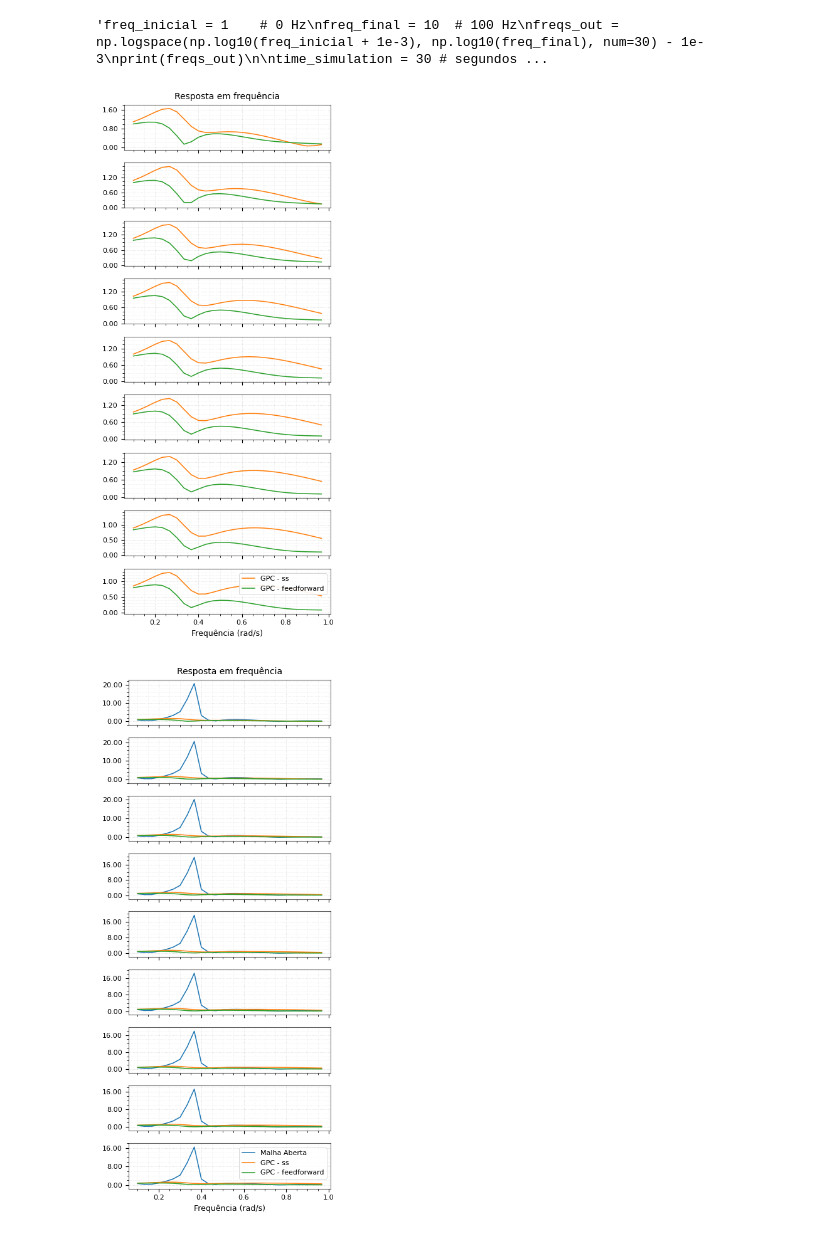
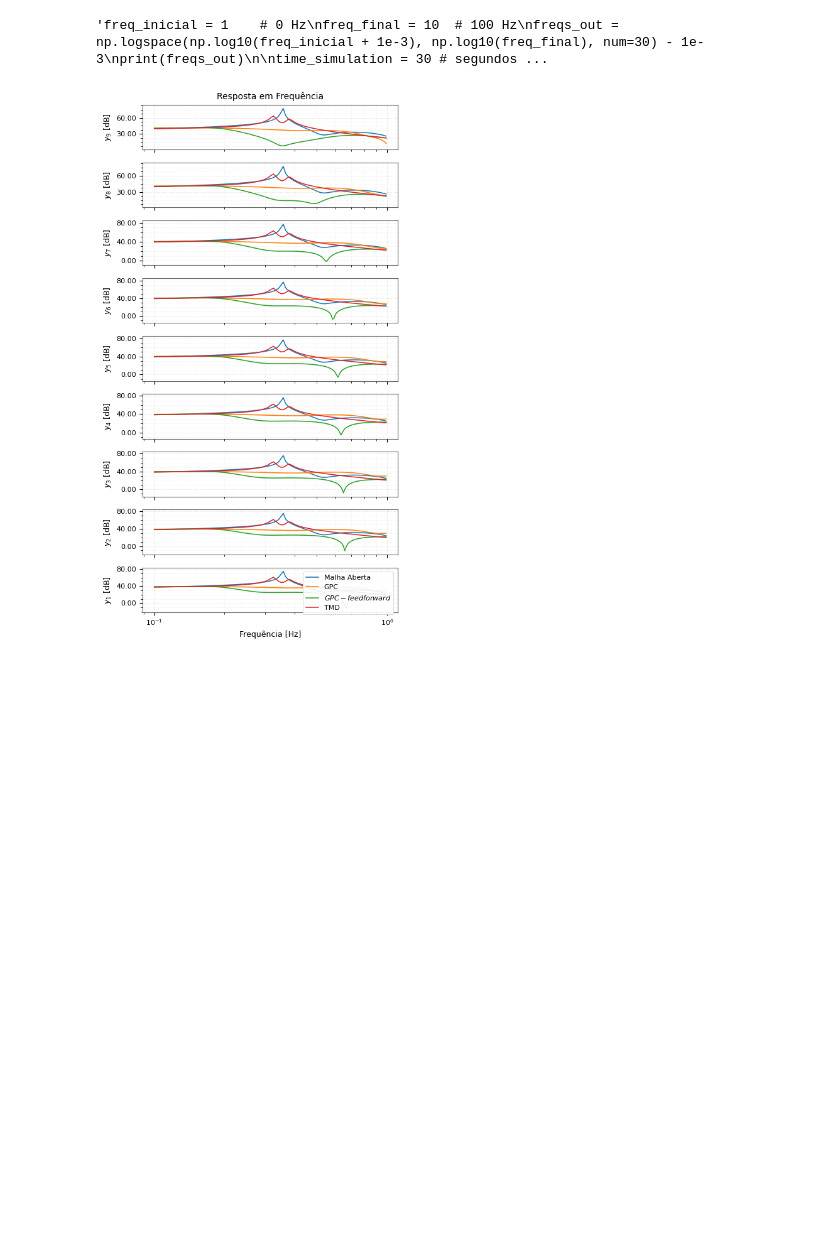
Before and after one commit to AlisonTristao/renovaveis, a Jupyter notebook: model.ipynb, the cells around one changed output. Saved outputs shown, nothing was run; the diff lists cells and outputs as text; code cells hidden in the pictures; blank space fills up the shorter version.

```diff
--- a/model.ipynb
+++ b/model.ipynb
@@ -285,7 +290,7 @@ def plot_bode_1_column(freqs, y_matriz, x_label="Frequência (rad/s)",
         "figure.constrained_layout.use": False
     }):
         fig, axs = plt.subplots(
-            n_row, 1, figsize=(4, altura),
+            n_row, 1, figsize=(5, altura),
             sharex=True, constrained_layout=True
         )
 
@@ -318,9 +323,10 @@ def plot_bode_1_column(freqs, y_matriz, x_label="Frequência (rad/s)",
             ax.yaxis.set_major_formatter(FormatStrFormatter('%.2f'))
             ax.yaxis.set_major_locator(MaxNLocator(nbins='auto', prune=None))
             #ax.set_ylim(y_min * 1.1, y_max * 1.1)
+            ax.set_ylabel("$y_{" + f"{n_row - i}" + "}$ [dB]")
 
             # eixo X logarítmico
-            #ax.set_xscale("log")
+            ax.set_xscale("log")
 
             # deixar o estilo das bordas igual
             for side in ["top", "right", "left", "bottom"]:
@@ -350,6 +356,7 @@ def plot_bode_1_column(freqs, y_matriz, x_label="Frequência (rad/s)",
                 ax.set_xlabel(x_label)
 
         plt.tight_layout(pad=1.2)
+        plt.savefig("bode_magnitude.pdf")
         plt.show()
 # %%
 def plot_ladder_uq(y_matriz, cols_name, x_label, title="unknown",
@@ -912,7 +926,7 @@ print(H_ss_u.dt)
 # %%
 # dados pra simular
 start = 0
-stop = 30
+stop = 120
 step = T
 step_continuo = T
 time = np.arange(start, stop, step)
@@ -1345,0 +1577,18 @@ plot_ladder_uq(y_arr, x_label="Deslocamento [cm]", cols_name=["Malha Aberta", "G
+# %%
+#calcula a porecentagem de redução em porcentagem do pico maximo em relacao do GPC ff em relacao ao GPC sem feedfoward
+percentages_ff_vs_gpc = []
+for i in range(n_node):
+    y_gpc = np.array(y_arr[i][1][0])  # gpc sem feedfoward
+    y_gpc_ff = np.array(y_arr[i][2][0])  # gpc com feedfoward
+
+    max_gpc = np.max(np.abs(y_gpc))
+    max_gpc_ff = np.max(np.abs(y_gpc_ff))
+
+    reduction_ff_vs_gpc = (max_gpc - max_gpc_ff) / max_gpc * 100 if max_gpc != 0 else 0
+    percentages_ff_vs_gpc.append(reduction_ff_vs_gpc)
+
+# printa os resultados em formato de tabela latex
+print("\nTabela de Redução do Deslocamento Máximo - GPC com Feedfoward vs GPC sem Feedfoward:")
+print("Nó & Redução GPC com Feedfoward vs GPC sem Feedfoward (\%) \\\\")
+for i, reduction_ff_vs_gpc in enumerate(percentages_ff_vs_gpc):
+    print(f"{i+1} & {reduction_ff_vs_gpc:.2f} \\\\")
@@ -1382,8 +1641,9 @@ for w in freqs_out:
 'freq_inicial = 1    # 0 Hz\nfreq_final = 10  # 100 Hz\nfreqs_out = np.logspace(np.log10(freq_inicial + 1e-3), np.log10(freq_final), num=30) - 1e-3\nprint(freqs_out)\n\ntime_simulation = 30 # segundos ...
 # %%
 amps_out = [[[[], "Malha Aberta", 'C0', None],
-            [[], "GPC - ss", 'C1', None],
-            [[], "GPC - feedforward", 'C2', None]] for j in range(n_node)]
+            [[], "GPC", 'C1', None],
+            [[], r"$GPC - \mathit{feedforward}$", 'C2', None],
+            [[], "TMD", 'C3', None]] for j in range(n_node)]
 freqs_out = []
 
 # final
@@ -1404,8 +1664,8 @@ def fft(x, T):
     X = np.fft.fft(x)
     freqs = np.fft.fftfreq(size, d=T)
     mag = np.abs(X)
-    #mag = 20 * np.log10(mag + 1e-20) # em dB
-    mag /= 100
+    mag = 20 * np.log10(mag + 1e-20) # em dB
+    #mag /= 100
 
     return freqs, X, mag
 
@@ -1415,7 +1675,7 @@ for j in range(n_node):
         freqs, X, mag = fft(xi, T)
 
         # adiciona o array no amps_out
-        metade_positiva = int(len(freqs)//2)
+        metade_positiva = int(len(freqs))
 
         # valores maiores q 0.1
         inicio_idx = 0
@@ -1439,20 +1699,19 @@ for j in range(n_node):
         amps_out[j][k][0] = amps_out[j][k][0][:final_idx]
 # %%
 # 5) plota
-plot_bode_1_column(
+'''plot_bode_1_column(
     freqs_out,
     # apenas as duas ultimas colunas (GPC e GPC feedforward)
     [amps_out[j][1:] for j in range(len(amps_out))],
     x_label="Frequência (rad/s)",
     title="Resposta em frequência"
-)
+)'''
 
 plot_bode_1_column(
     freqs_out,
     amps_out,
-    x_label="Frequência (rad/s)",
-    title="Resposta em frequência"
+    x_label="Frequência [Hz]",
+    title="Resposta em Frequência"
 )
 # %% [output]
-[figure, old version]
+[figure, new version]
-[figure, removed]
```
Also changed, not shown: parts of 33 cells of this notebook, 8 other files.
